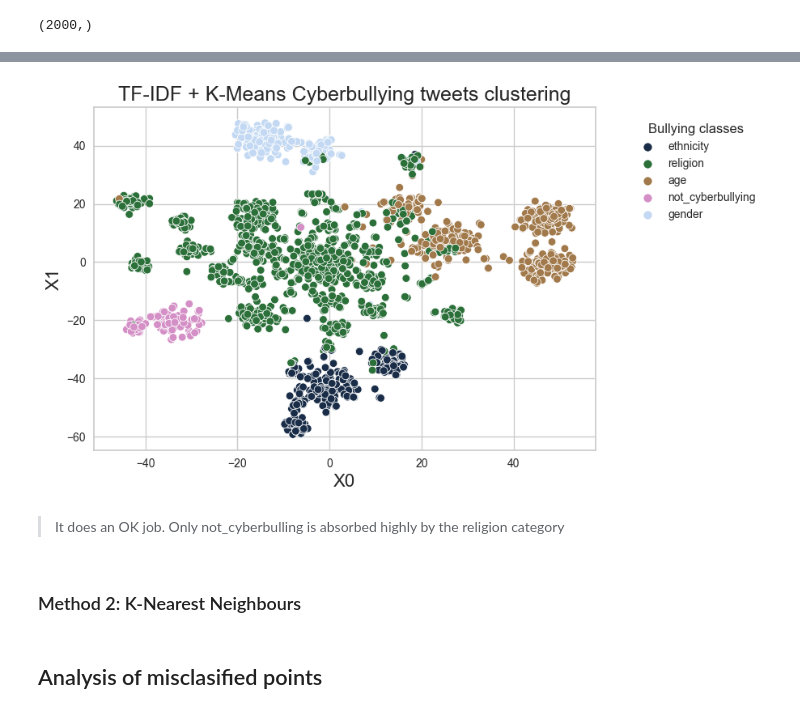
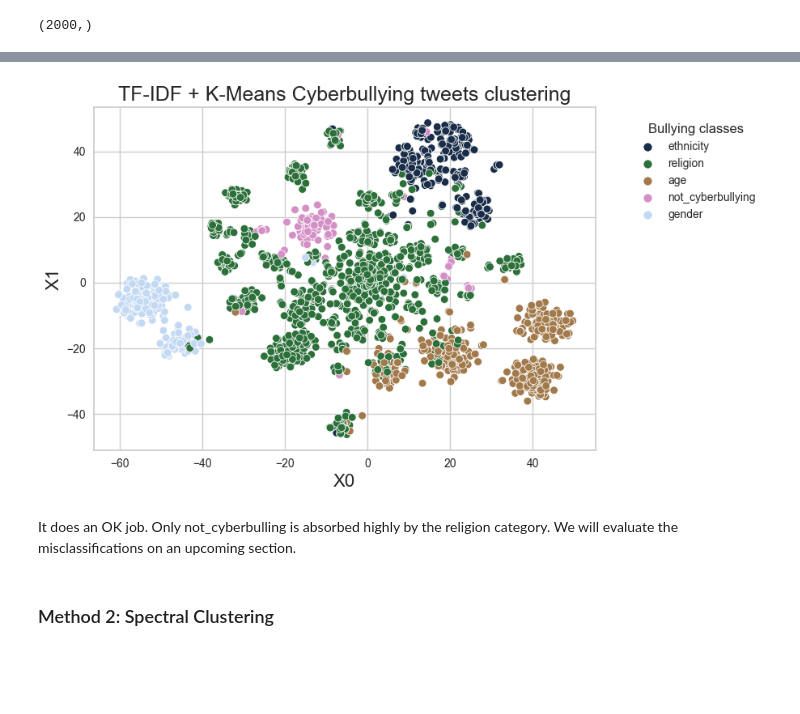
Before and after one commit to lucialarraona/comptools, a Jupyter notebook: main_notebook_newdata.ipynb, the cells around one changed output, grey strips where cells are left out. Drawn from its saved outputs; the diff is of its cells as text; code cells hidden in the pictures; blank space fills up the shorter version.

```diff
--- a/main_notebook_newdata.ipynb
+++ b/main_notebook_newdata.ipynb
@@ -45,6 +124,0 @@ warnings.filterwarnings("ignore")
-# %%
-# Spotify tracks dataset (for recommendation system)
-df = pd.read_csv("Data/cyberbullying_tweets 2.csv", index_col=0)
-df = df.dropna()
-df = df.reset_index()
-df.head(2)
@@ -55,3 +125,16 @@ df.head(2)
+# %%
+# Pointer to raw file of github for data
+github_raw_file_url = 'https://raw.githubusercontent.com/lucialarraona/comptools/main/Data/cyberbullying_tweets%202.csv'
+
+# Use the requests library to get the content of the CSV file
+response = requests.get(github_raw_file_url)
+
+if response.status_code == 200:
+    try:
+        df = pd.read_csv(github_raw_file_url)
+    except Exception as e:
+        print("Failed to retrieve and load the CSV file.")
+        print(e)
 # %%
 # Data Analysis
 print(df.shape)
@@ -167,6 +250,6 @@ Elapsed time for initilization: 13.48s
 # %%
 # Text vectorization using sklearn tfidf vectorizer to the preprocessed cleaned data
-vectorizer = TfidfVectorizer(sublinear_tf=True, min_df=5, max_df=0.95)
+vectorizer = TfidfVectorizer(sublinear_tf=True, min_df=8, max_df=0.95)
 # fit_transform applies TF-IDF to cleaned texts
 X_text = vectorizer.fit_transform(slice_df['cleaned'])
 X_text.shape
@@ -347,29 +453,29 @@ middle,one,like,bullies,girl,girls,bully,bullied,high,school
 # %%
 cluster_map_kmeans = {
-    0: "gender",
-    1: "ethnicity",
-    2: "religion",
-    3: "not_cyberbullying",
-    4: "age"
+    0: "age",
+    1: "religion",
+    2: "ethnicity",
+    3: "gender",
+    4: "not_cyberbullying"
 }
 # apply mapping
 slice_df['cluster_mapped_kmeans'] = slice_df['cluster_kmeans'].map(cluster_map_kmeans)
 
 plt.title("TF-IDF + K-Means Cyberbullying tweets clustering", fontdict={"fontsize": 18})
 # set axes names
 plt.xlabel("X0", fontdict={"fontsize": 16})
 plt.ylabel("X1", fontdict={"fontsize": 16})
 # create scatter plot with seaborn, where hue is the class used to group the data
 sns.scatterplot(data=slice_df,
                 x=X_embedded[:, 0],
                 y=X_embedded[:, 1],
                 hue='cluster_mapped_kmeans',
                 palette="cubehelix")
 #plt.legend(loc='upper right')
 plt.legend(bbox_to_anchor=(1.05, 1),
            loc='upper left',
            borderaxespad=1,
            title='Bullying classes')
 plt.show()
 # %% [output]
-[figure, old version]
+[figure, new version]
@@ -376,6 +493,4 @@ plt.show()
 # %% [markdown]
-> It does an OK job. Only not_cyberbulling is absorbed highly by the religion category
+It does an OK job. Only not_cyberbulling is absorbed highly by the religion category. We will evaluate the misclassifications on an upcoming section.
 # %% [markdown]
-### Method 2: K-Nearest Neighbours
+### Method 2: Spectral Clustering
-# %% [markdown]
-## Analysis of misclasified points
```
Also changed, not shown: parts of 65 cells of this notebook, 6 other files.
